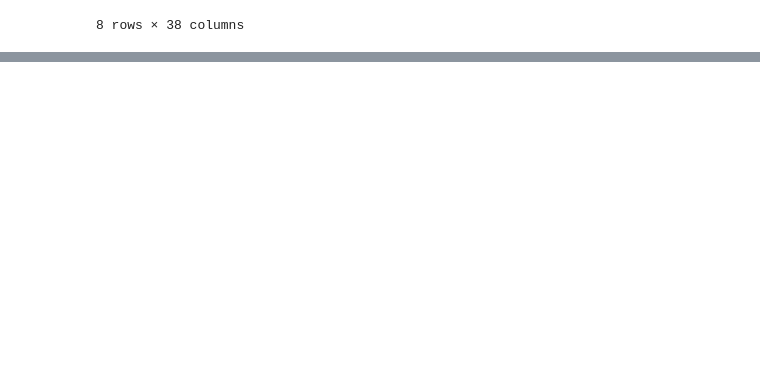
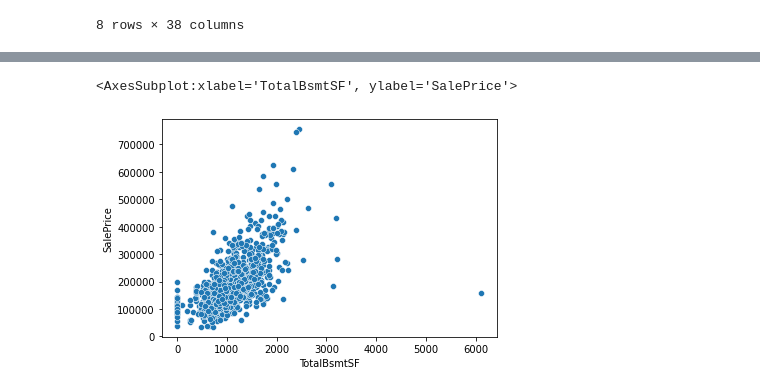
Before and after one commit to soyHenry/Datathon, a Jupyter notebook: Housing Dreams/eda.ipynb, the cells around one changed output, grey strips where cells are left out. Saved outputs shown, nothing was run; the diff lists cells and outputs as text; code cells hidden in the pictures; blank space fills up the shorter version.

```diff
--- a/Housing Dreams/eda.ipynb
+++ b/Housing Dreams/eda.ipynb
@@ -37,0 +80,5 @@ memory usage: 924.0+ KB
+# %%
+sns.scatterplot(y="SalePrice", x="TotalBsmtSF", data=df_train)
+# %% [output]
+<AxesSubplot:xlabel='TotalBsmtSF', ylabel='SalePrice'>
+[figure, added]
```
Also changed, not shown: parts of 15 cells of this notebook.
